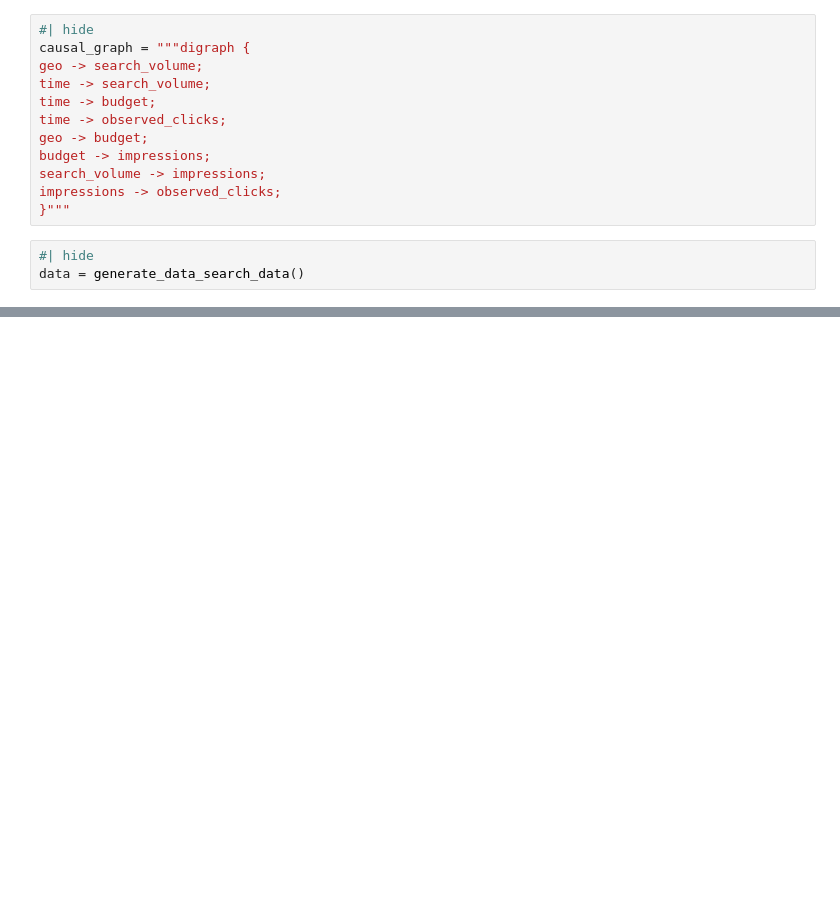
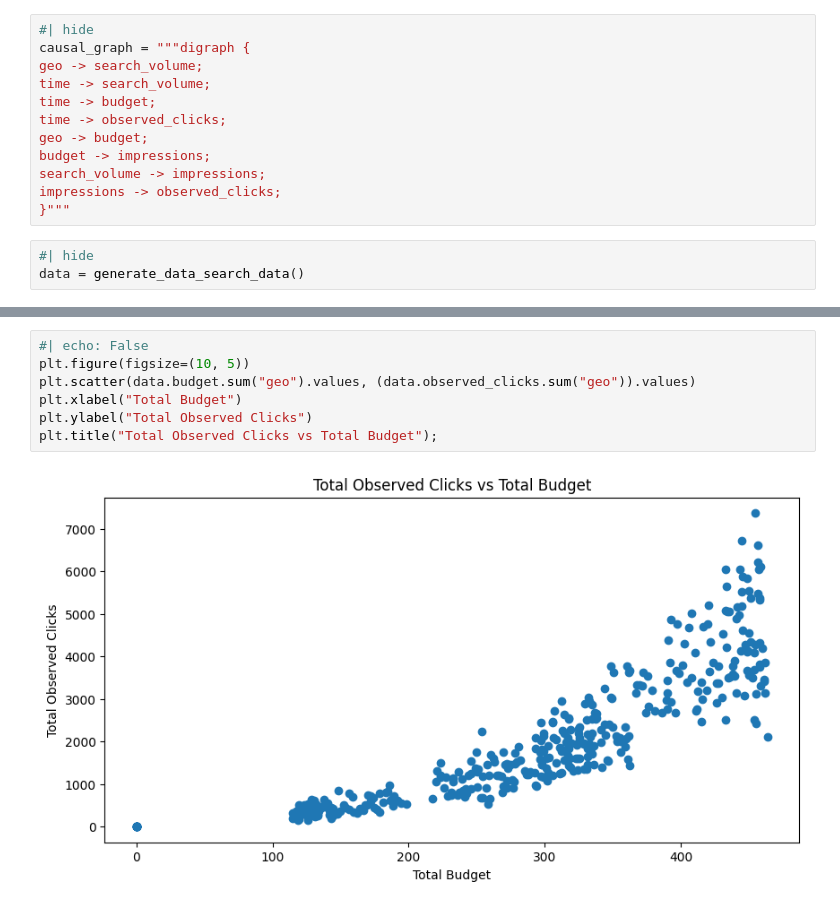
Before and after one commit to redam94/search-forecast, a Jupyter notebook: nbs/examples/00_search_prediction.ipynb, the cells around one changed output, grey strips where cells are left out. Saved outputs shown, nothing was run; the diff lists cells and outputs as text; blank space fills up the shorter version.

```diff
--- a/nbs/examples/00_search_prediction.ipynb
+++ b/nbs/examples/00_search_prediction.ipynb
@@ -66,0 +83,9 @@ import nbdev; nbdev.nbdev_export()
+# %%
+#| echo: False
+plt.figure(figsize=(10, 5))
+plt.scatter(data.budget.sum("geo").values, (data.observed_clicks.sum("geo")).values)
+plt.xlabel("Total Budget")
+plt.ylabel("Total Observed Clicks")
+plt.title("Total Observed Clicks vs Total Budget");
+# %% [output]
+[figure, added]
```
Also changed, not shown: parts of 13 cells of this notebook, 14 other files.
